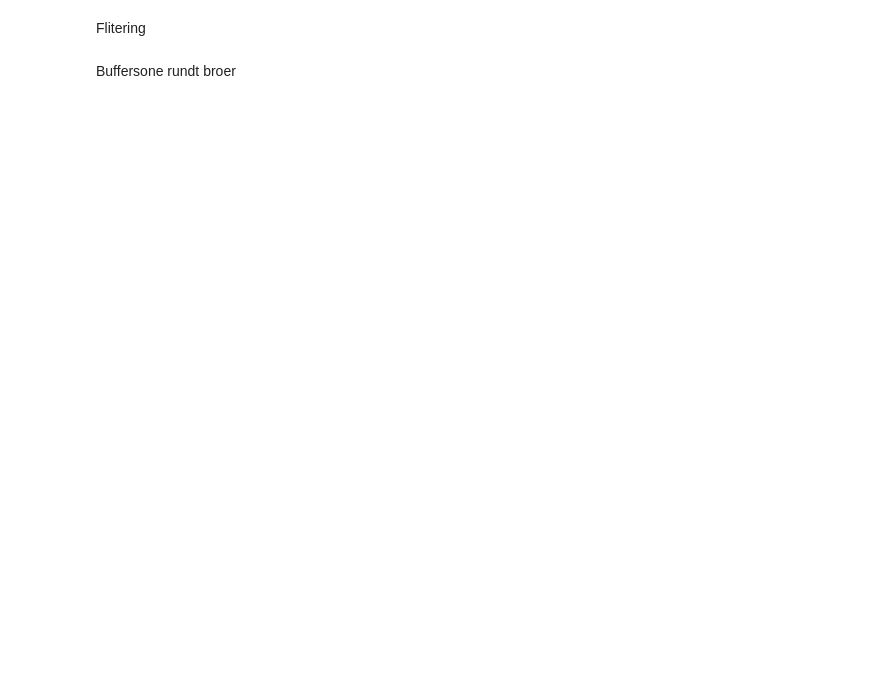
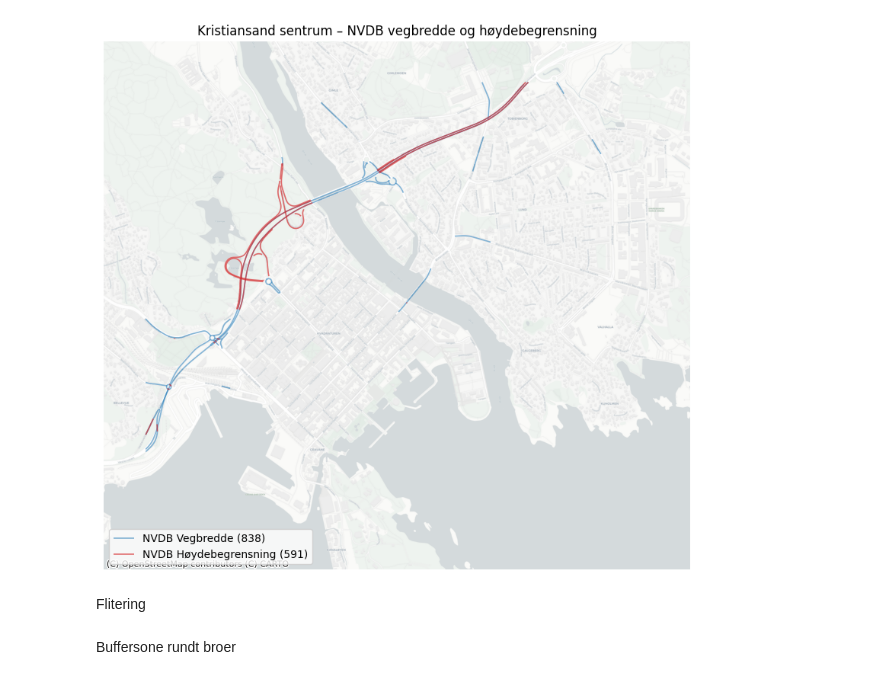
Before and after one commit to haakonhalvors1/Oppgave-1-Webutvikling-GIS-Kartografi, a Jupyter notebook: Notebook.ipynb, the cells around one changed output. Drawn from its saved outputs; the diff is of its cells as text; code cells hidden in the pictures; blank space fills up the shorter version.

```diff
--- a/Notebook.ipynb
+++ b/Notebook.ipynb
@@ -96,3 +219,101 @@ restrictions_gdf: (4371, 295) CRS: EPSG:4326
+# %%
+# Kart med bakgrunn som rendrer i notebooken (statisk bilde)
+import sys
+import subprocess
+import os
+
+import geopandas as gpd
+import matplotlib.pyplot as plt
+from shapely.geometry import box
+
+# Installer contextily hvis det mangler (pip i samme kernel)
+try:
+    import contextily as ctx
+except ImportError:
+    subprocess.check_call([sys.executable, "-m", "pip", "install", "contextily"])
+    import contextily as ctx
+
+# Sørg for at tile-nedlasting bruker en fungerende CA-bundle (hindrer "heng" i SSL på noen oppsett)
+try:
+    import certifi
+    os.environ["REQUESTS_CA_BUNDLE"] = certifi.where()
+    os.environ["SSL_CERT_FILE"] = certifi.where()
+except Exception:
+    pass
+
+def _parse_bbox(bbox_str: str):
+    xmin, ymin, xmax, ymax = [float(x) for x in bbox_str.split(",")]
+    return xmin, ymin, xmax, ymax
+
+
+# Bruk samme sentrum-bbox som i visualisering / fetch
+xmin, ymin, xmax, ymax = _parse_bbox(BBOX_SENTRUM)
+bbox_wgs84 = gpd.GeoDataFrame(geometry=[box(xmin, ymin, xmax, ymax)], crs="EPSG:4326")
+
+# Prosjiser til Web Mercator (EPSG:3857) for basemap tiles
+bbox_3857 = bbox_wgs84.to_crs(epsg=3857)
+width_3857 = width_gdf.to_crs(epsg=3857)
+height_3857 = height_gdf.to_crs(epsg=3857)
+
+minx, miny, maxx, maxy = bbox_3857.total_bounds
+bbox_poly_3857 = bbox_3857.geometry.iloc[0]
+
+# Klipp geometrier til utsnittet slik at bare det som er i kartet vises
+
+def _clip_to_bbox(gdf: gpd.GeoDataFrame, bbox_poly):
+    out = gdf.copy()
+    out["geometry"] = out.geometry.intersection(bbox_poly)
+    geom = out.geometry
+    mask = (~geom.isna()) & (~geom.is_empty)
+    out = out[mask]
+    return out
+
+width_view = _clip_to_bbox(width_3857, bbox_poly_3857)
+height_view = _clip_to_bbox(height_3857, bbox_poly_3857)
+
+fig, ax = plt.subplots(figsize=(11, 9))
+ax.set_xlim(minx, maxx)
+ax.set_ylim(miny, maxy)
+
+# Bakgrunnskart
+basemap_zoom = 16
+crs_3857 = width_3857.crs.to_string()
+try:
+    ctx.add_basemap(
+        ax,
+        source=ctx.providers.CartoDB.Positron,
+        zoom=basemap_zoom,
+        crs=crs_3857,
+        reset_extent=False,
+        zorder=0,
+    )
+except Exception as e:
+    print("Klarte ikke å laste bakgrunnskart (tiles):", repr(e))
+
+# Kun de to NVDB-lagene: 838 og 591
+width_view.plot(
+    ax=ax,
+    color="#1f77b4",
+    linewidth=1.2,
+    alpha=0.55,
+    label="NVDB Vegbredde (838)",
+    zorder=5,
+)
+height_view.plot(
+    ax=ax,
+    color="#d62728",
+    linewidth=1.2,
+    alpha=0.65,
+    label="NVDB Høydebegrensning (591)",
+    zorder=6,
+)
+
+ax.set_title("Kristiansand sentrum – NVDB vegbredde og høydebegrensning")
+ax.axis("off")
+ax.legend(loc="lower left")
+plt.show()
+# %% [output]
+[figure, added]
 # %% [markdown]
 Flitering
 # %% [markdown]
```
Also changed, not shown: parts of 8 cells of this notebook.
